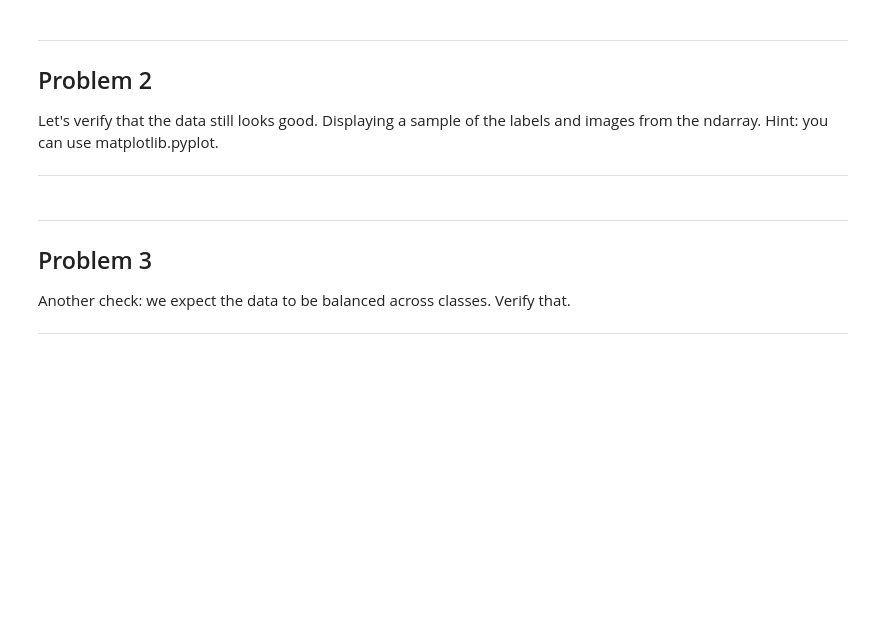
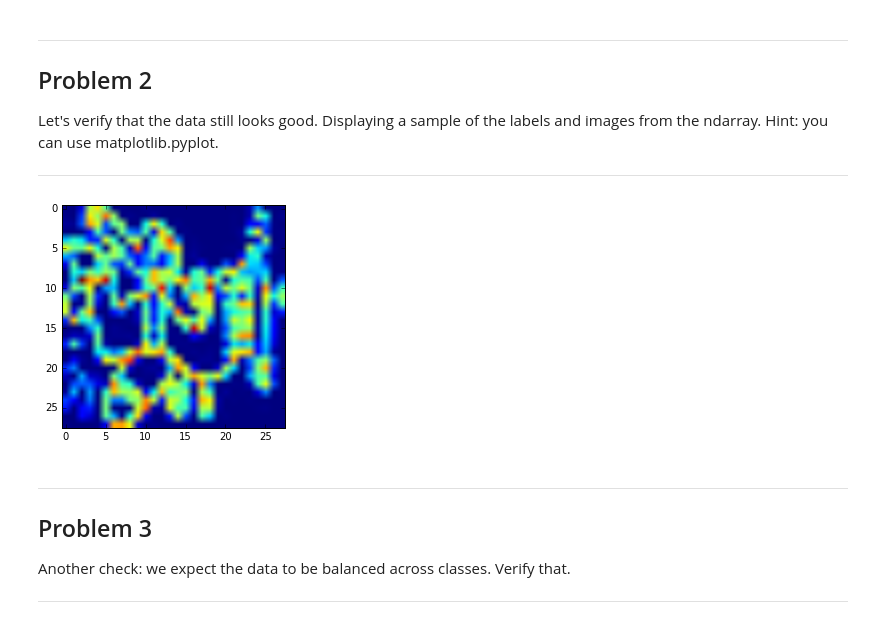
Before and after one commit to tristancabel/big_data_tlk, a Jupyter notebook: udacity_deep_learning/1_notmnist.ipynb, the cells around one changed output. Saved outputs shown, nothing was run; the diff lists cells and outputs as text; code cells hidden in the pictures; blank space fills up the shorter version.

```diff
--- a/udacity_deep_learning/1_notmnist.ipynb
+++ b/udacity_deep_learning/1_notmnist.ipynb
@@ -194,6 +222,21 @@ Problem 2
 Let's verify that the data still looks good. Displaying a sample of the labels and images from the ndarray. Hint: you can use matplotlib.pyplot.
 
 ---
+# %%
+
+# with automatically close the file at the end of nested block
+with open(test_datasets[0], 'rb') as f:
+    letter_set = pickle.load(f)
+
+    #pick a random image index
+    sample_idx = np.random.randint(len(letter_set))
+
+    #extract a 2D slice
+    sample_image = letter_set[sample_idx, :, :]
+    plt.figure()
+    plt.imshow(sample_image)
+# %% [output]
+[figure, added]
 # %% [markdown]
 ---
 Problem 3
```
Also changed, not shown: parts of 8 cells of this notebook, 2 other files.
